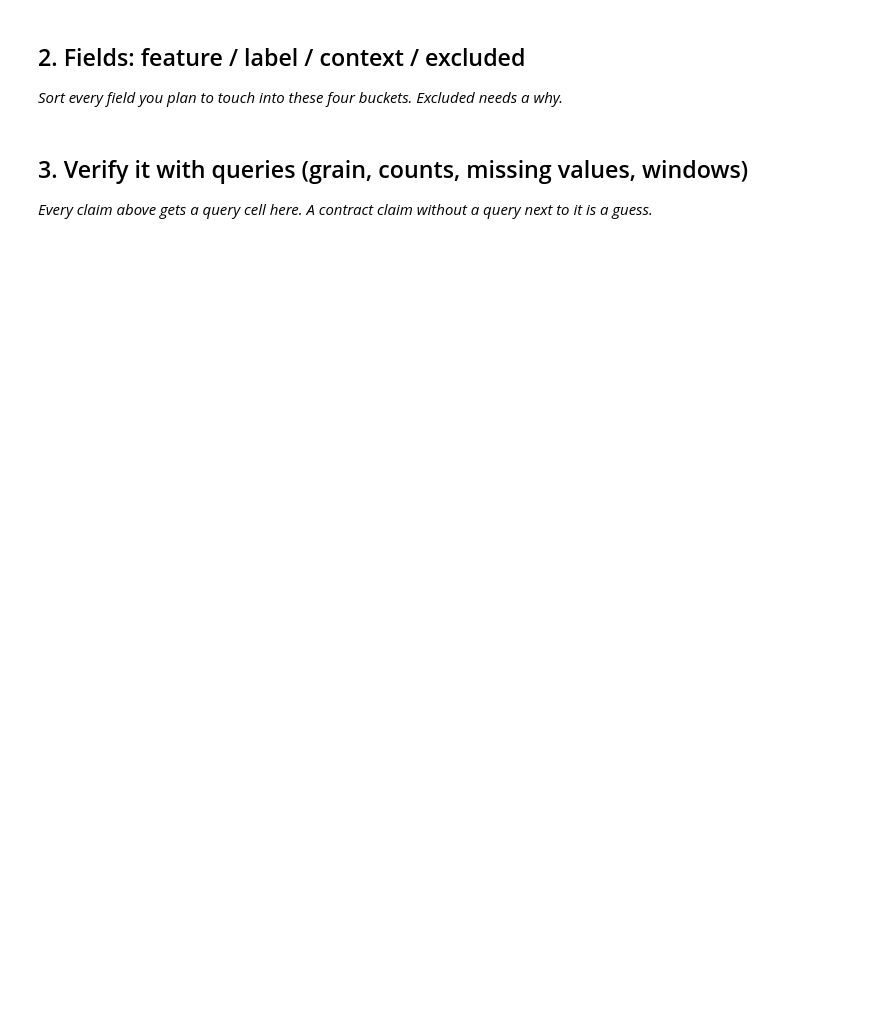
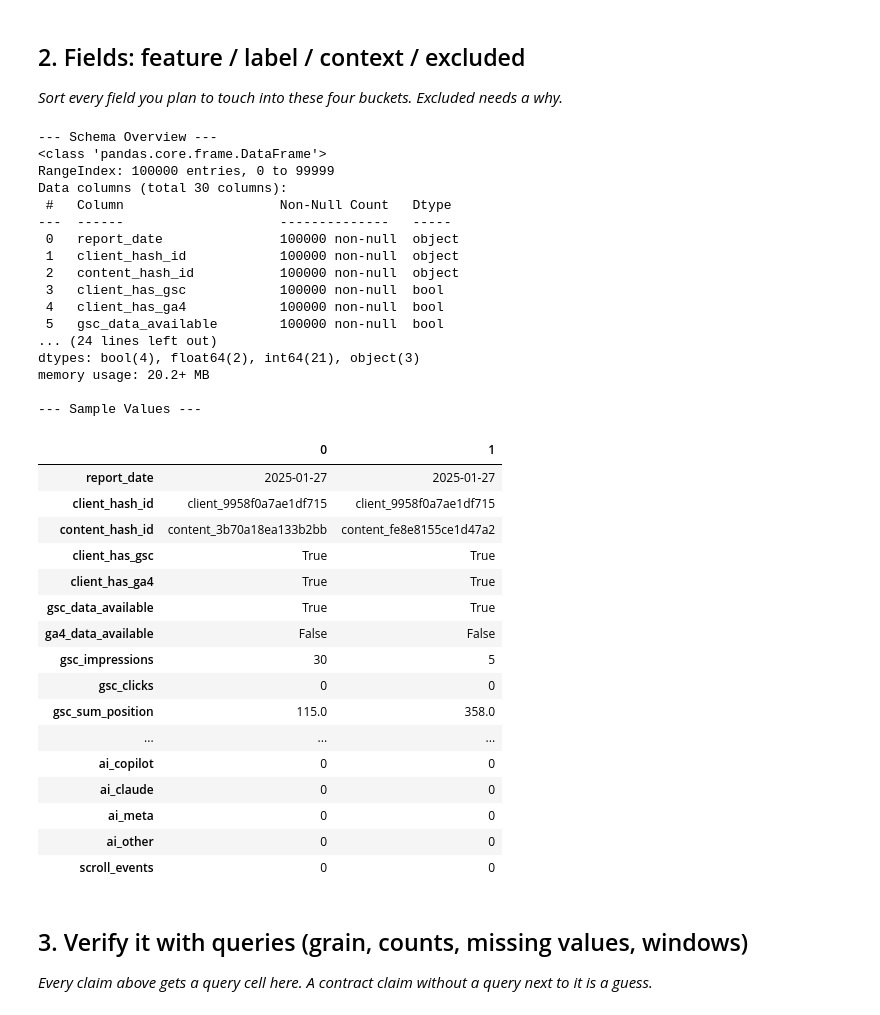
Before and after one commit to Esha-Rahim/flyrank-ml-internship, a Jupyter notebook: work/notebooks/w03_data_contract.ipynb, the cells around one changed output. Saved outputs shown, nothing was run; the diff lists cells and outputs as text; code cells hidden in the pictures; blank space fills up the shorter version.

```diff
--- a/work/notebooks/w03_data_contract.ipynb
+++ b/work/notebooks/w03_data_contract.ipynb
@@ -15,0 +17,21 @@ This skeleton is yours to fill. Work the sections **in order** — each one has
+# %%
+import pandas as pd
+from datasets import load_dataset
+from google.colab import userdata
+
+hf_token = userdata.get('HF_TOKEN')
+dataset_path = "FlyRank/internship-warehouse"
+target_config = "fact_content_daily_performance"
+
+# Stream the dataset instead of pulling all 39 shards into RAM
+streaming_dataset = load_dataset(dataset_path, target_config, token=hf_token, streaming=True)
+
+# Fetch the first 100,000 rows instantly into Pandas
+records = []
+for i, row in enumerate(streaming_dataset['train']):
+    records.append(row)
+    if i >= 99999:  # Change threshold as needed
+        break
+
+df = pd.DataFrame(records)
+print(f"Loaded streamed sample into 'df'. Shape: {df.shape}")
@@ -20,6 +79,47 @@ This skeleton is yours to fill. Work the sections **in order** — each one has
 # %%
 # This cell is for CODE (numbers, a query, a check).
 # Write your text answer in the cell ABOVE this one — typing sentences here breaks Run All.
+# Inspect schema and column data types
+print("--- Schema Overview ---")
+df.info()
+
+print("\n--- Sample Values ---")
+df.head(2).T
+# %% [output]
+--- Schema Overview ---
+<class 'pandas.core.frame.DataFrame'>
+RangeIndex: 100000 entries, 0 to 99999
+Data columns (total 30 columns):
+ #   Column                    Non-Null Count   Dtype
+---  ------                    --------------   -----
+ 0   report_date               100000 non-null  object
+ 1   client_hash_id            100000 non-null  object
+ 2   content_hash_id           100000 non-null  object
+ 3   client_has_gsc            100000 non-null  bool
+ 4   client_has_ga4            100000 non-null  bool
+ 5   gsc_data_available        100000 non-null  bool
+... (24 lines left out)
+dtypes: bool(4), float64(2), int64(21), object(3)
+memory usage: 20.2+ MB
+
+--- Sample Values ---
+|  | 0 | 1 |
+| report_date | 2025-01-27 | 2025-01-27 |
+| client_hash_id | client_9958f0a7ae1df715 | client_9958f0a7ae1df715 |
+| content_hash_id | content_3b70a18ea133b2bb | content_fe8e8155ce1d47a2 |
+| client_has_gsc | True | True |
+| client_has_ga4 | True | True |
+| gsc_data_available | True | True |
+| ga4_data_available | False | False |
+| gsc_impressions | 30 | 5 |
+| gsc_clicks | 0 | 0 |
+| gsc_sum_position | 115.0 | 358.0 |
+| ... | ... | ... |
+| ai_copilot | 0 | 0 |
+| ai_claude | 0 | 0 |
+| ai_meta | 0 | 0 |
+| ai_other | 0 | 0 |
+| scroll_events | 0 | 0 |
 # %% [markdown]
 ## 3. Verify it with queries (grain, counts, missing values, windows)
 
```
Also changed, not shown: parts of 11 cells of this notebook.
